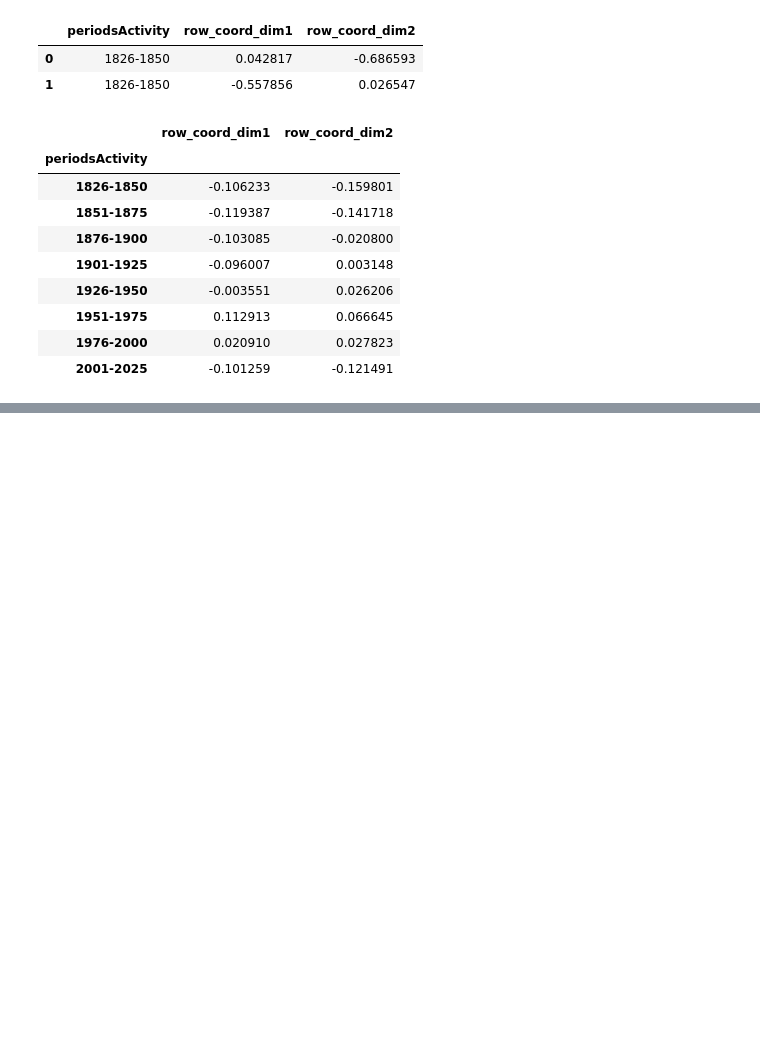
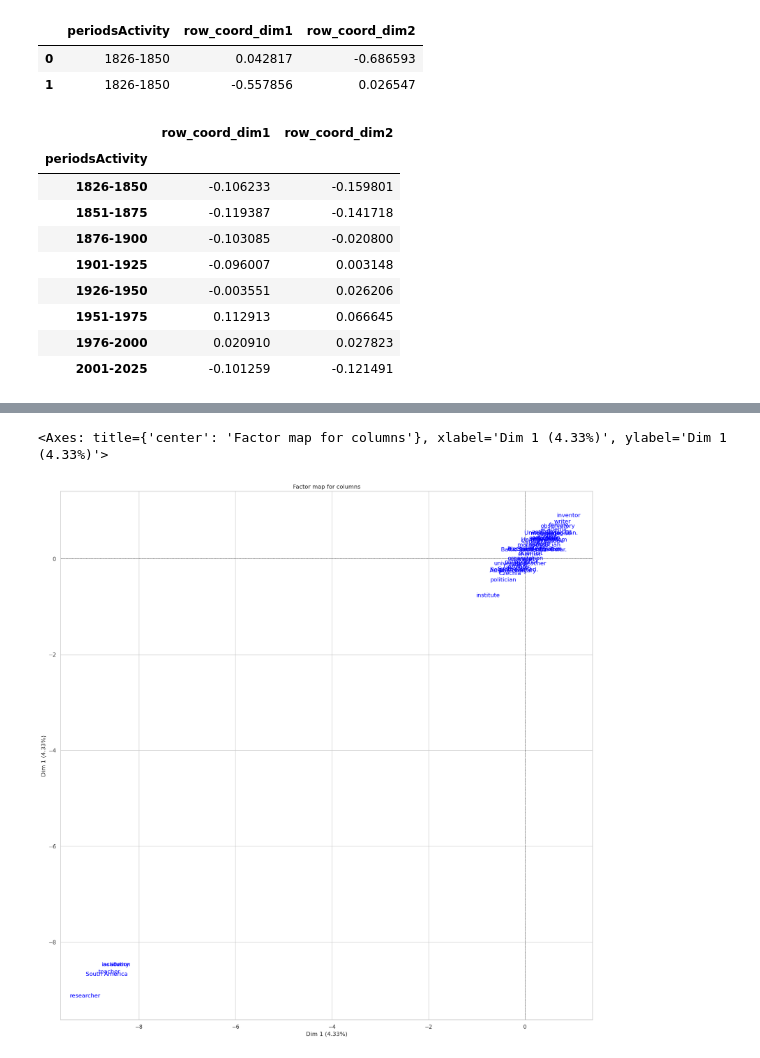
Before and after one commit to Sciences-historiques-numeriques/astronomers, a Jupyter notebook: notebooks_jupyter/wikidata_exploration/da5_MCA.ipynb, the cells around one changed output, grey strips where cells are left out. Saved outputs shown, nothing was run; the diff lists cells and outputs as text; code cells hidden in the pictures; blank space fills up the shorter version.

```diff
--- a/notebooks_jupyter/wikidata_exploration/da5_MCA.ipynb
+++ b/notebooks_jupyter/wikidata_exploration/da5_MCA.ipynb
@@ -559,0 +607,3 @@ df_pm.to_csv(file_address, index=False)
+# %%
+activity_period='1876-1900'
+df_pm[df_pm.periodsActivity==activity_period].head(3)
@@ -559,0 +668,6 @@ df_pm.to_csv(file_address, index=False)
+# %%
+# Mapping des points colonnes
+acm.mapping_col(num_x_axis=1, num_y_axis=1, figsize=(20,20))
+# %% [output]
+<Axes: title={'center': 'Factor map for columns'}, xlabel='Dim 1 (4.33%)', ylabel='Dim 1 (4.33%)'>
+[figure, added]
```
Also changed, not shown: parts of 41 cells of this notebook.
